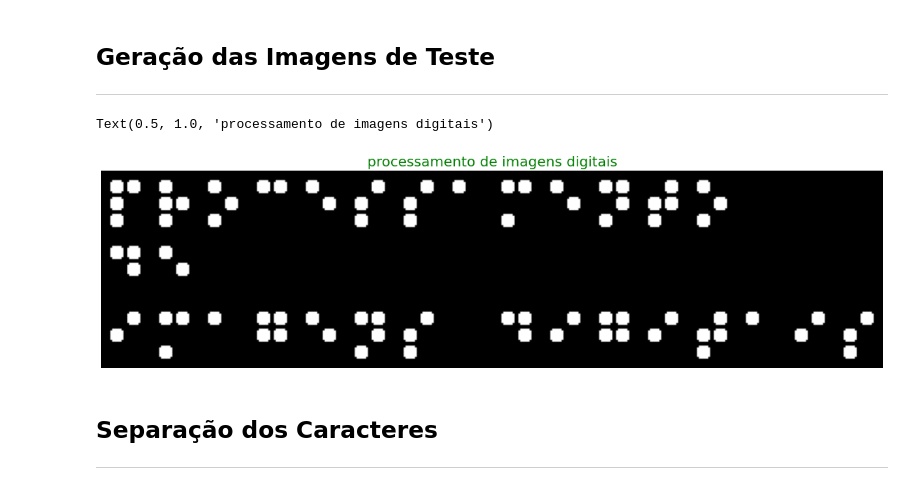
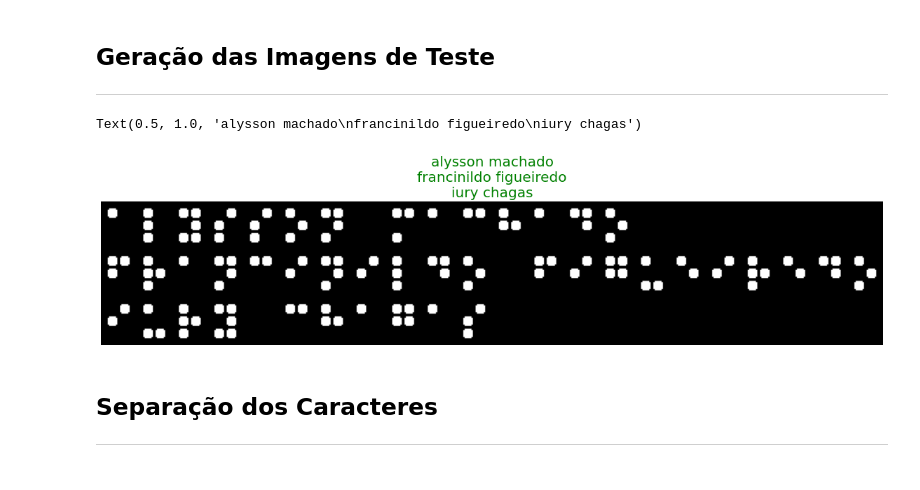
Before and after one commit to code-coffee-ufcg/braillingo-backend, a Jupyter notebook: braillingo-demo/demo_code.ipynb, the cells around one changed output. Drawn from its saved outputs; the diff is of its cells as text; code cells hidden in the pictures.

Commit message:
demo-app

```diff
--- a/braillingo-demo/demo_code.ipynb
+++ b/braillingo-demo/demo_code.ipynb
@@ -54,19 +55,19 @@ def max_len_string(list_strings):
 # %%
 # carregando um texto digitado pelo usuário
 string_input = input("Insira o texto: ")
 # separando o texto em várias linhas
-string_list = demo_input_text(string_input, ',')
+string_list = demo_input_text(string_input.replace(', ', ','), ',')
 # plotando uma imagem em braille com base no texto fornecido
 image = image_generator().string_to_column_braille(string_list)
+
+# visualizando a imagem gerada pelo algoritmo
+plt.figure(figsize = (20, 10))
+plt.imshow(image, cmap = 'gray')
+plt.axis('off')
+plt.title(string_input.replace(', ', '\n'), size = 20, color = 'green')
+# %% [output]
+Text(0.5, 1.0, 'alysson machado\nfrancinildo figueiredo\niury chagas')
+[figure, added]
-# %%
-# visualizando a imagem gerada pelo algoritmo
-plt.figure(figsize = (20, 10))
-plt.imshow(image, cmap = 'gray')
-plt.axis('off')
-plt.title(string_input.replace(',', ' '), size = 20, color = 'green')
-# %% [output]
-Text(0.5, 1.0, 'processamento de imagens digitais')
-[figure, removed]
 # %% [markdown]
 ## Separação dos Caracteres
 ***
```
Also changed, not shown: parts of 4 cells of this notebook.
